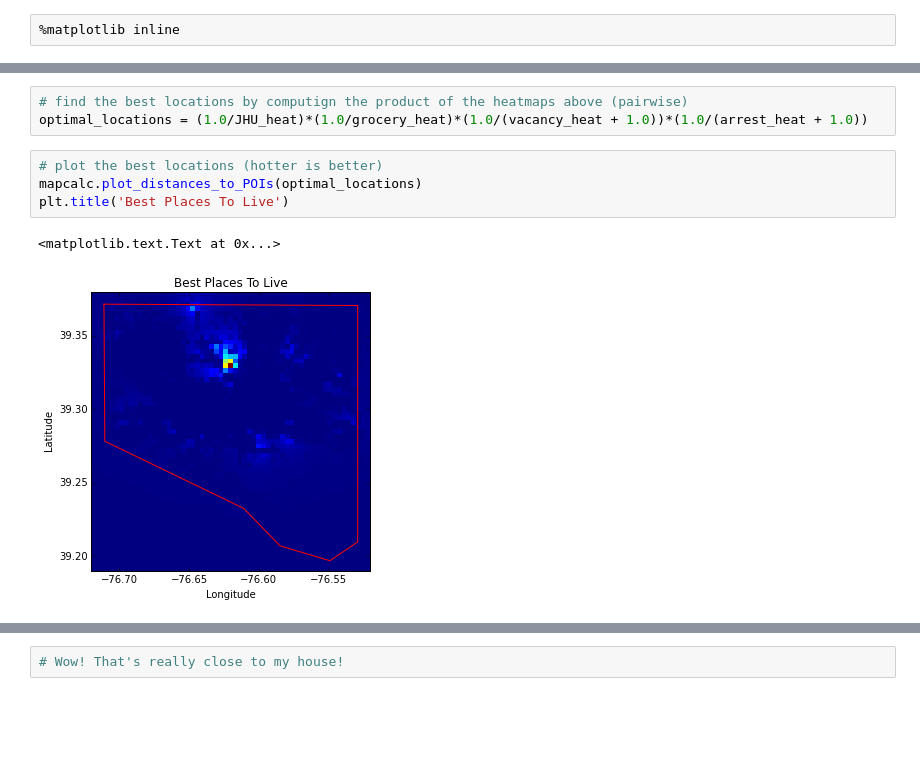
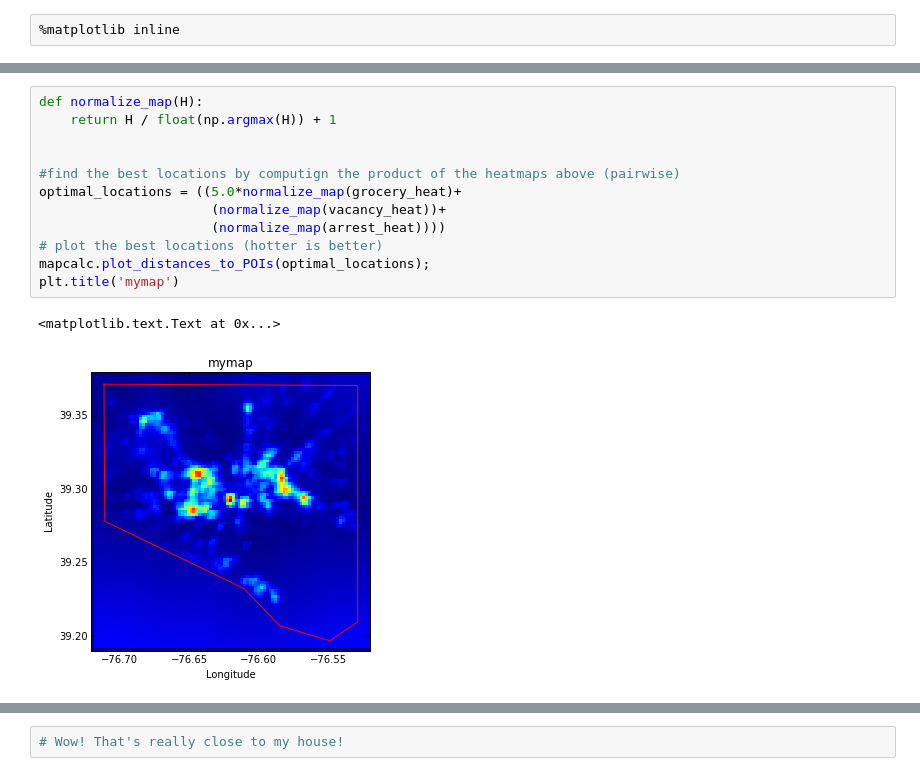
Before and after one commit to dvdwllc/stomping-grounds, a Jupyter notebook: proposal_pt2.ipynb, the cells around one changed output, grey strips where cells are left out. Saved outputs shown, nothing was run; the diff lists cells and outputs as text; blank space fills up the shorter version.

```diff
--- a/proposal_pt2.ipynb
+++ b/proposal_pt2.ipynb
@@ -46,10 +45,15 @@ plt.title('Number of Vacant Buildings')
 # %%
-# find the best locations by computign the product of the heatmaps above (pairwise)
-optimal_locations = (1.0/JHU_heat)*(1.0/grocery_heat)*(1.0/(vacancy_heat + 1.0))*(1.0/(arrest_heat + 1.0))
+def normalize_map(H):
+    return H / float(np.argmax(H)) + 1
+
+
+#find the best locations by computign the product of the heatmaps above (pairwise)
+optimal_locations = ((5.0*normalize_map(grocery_heat)+
+                      (normalize_map(vacancy_heat))+
+                      (normalize_map(arrest_heat))))
+# plot the best locations (hotter is better)
+mapcalc.plot_distances_to_POIs(optimal_locations);
+plt.title('mymap')
+# %% [output]
+<matplotlib.text.Text at 0x...>
+[figure, added]
-# %%
-# plot the best locations (hotter is better)
-mapcalc.plot_distances_to_POIs(optimal_locations)
-plt.title('Best Places To Live')
-# %% [output]
-<matplotlib.text.Text at 0x...>
-[figure, removed]
```
Also changed, not shown: parts of 18 cells of this notebook, 2 other files.
